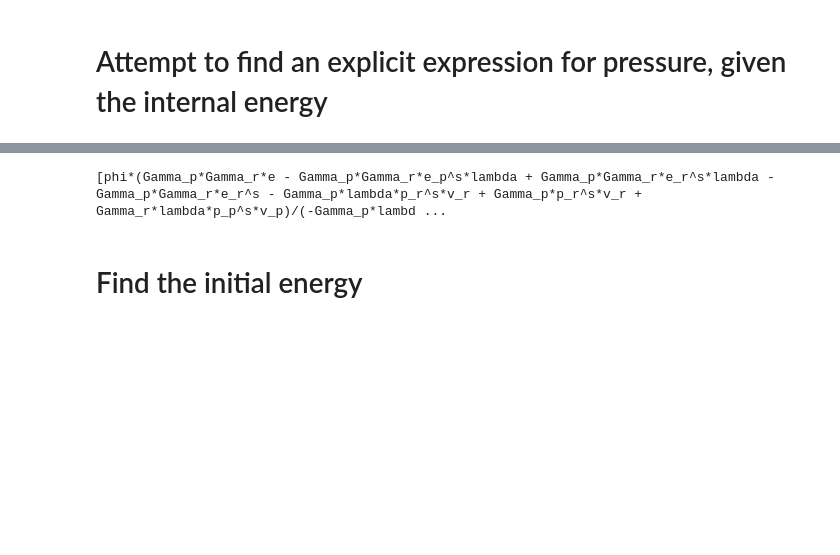
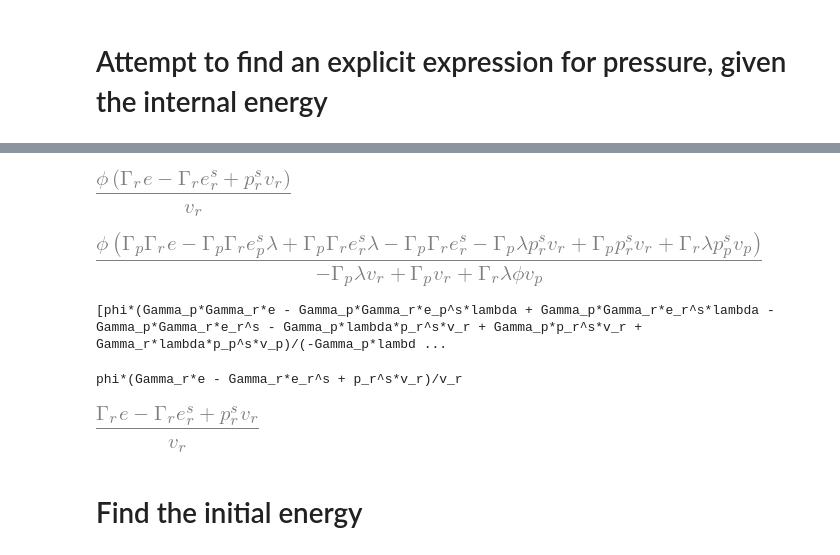
Before and after one commit to Stefan-Endres/pyDDT, a Jupyter notebook: Jacobian.ipynb, the cells around one changed output, grey strips where cells are left out. Saved outputs shown, nothing was run; the diff lists cells and outputs as text; code cells hidden in the pictures; blank space fills up the shorter version.

```diff
--- a/Jacobian.ipynb
+++ b/Jacobian.ipynb
@@ -80,8 +80,33 @@ sympy.solve(f1, p)
+# %%
+# NOTE: When the reaction progress is still lambd = 0, then all product terms are cancelled out:
+f2 = sympy.solve(f1, p)
+f2[0].subs(lambd, 0).simplify()
+# %% [output]
+[figure, added]
+# %%
+f3 = sympy.solve(f1, p)
+f3[0].simplify()
+# %% [output]
+[figure, added]
 # %%
 sympy.init_printing(False)
 sympy.solve(f1, p)
 # %% [output]
 [phi*(Gamma_p*Gamma_r*e - Gamma_p*Gamma_r*e_p^s*lambda + Gamma_p*Gamma_r*e_r^s*lambda - Gamma_p*Gamma_r*e_r^s - Gamma_p*lambda*p_r^s*v_r + Gamma_p*p_r^s*v_r + Gamma_r*lambda*p_p^s*v_p)/(-Gamma_p*lambd ...
+# %%
+sympy.init_printing(False)
+f2[0].subs(lambd, 0).simplify()
+# %% [output]
+phi*(Gamma_r*e - Gamma_r*e_r^s + p_r^s*v_r)/v_r
+# %%
+#TEST
+f1 = - e + ((1 - lambd) * (e_r_s + (v_r/gam_r) * (p - p_r_s))
+            +    lambd  * (e_p_s + (v_p/gam_p) * (p - p_p_s))
+            )  # = 0
+f2 = sympy.solve(f1, p)
+f2[0].subs(lambd, 0).simplify()
+# %% [output]
+[figure, added]
 # %% [markdown]
 Find the initial energy
 ===
```
Also changed, not shown: parts of 11 cells of this notebook, 8 other files.
